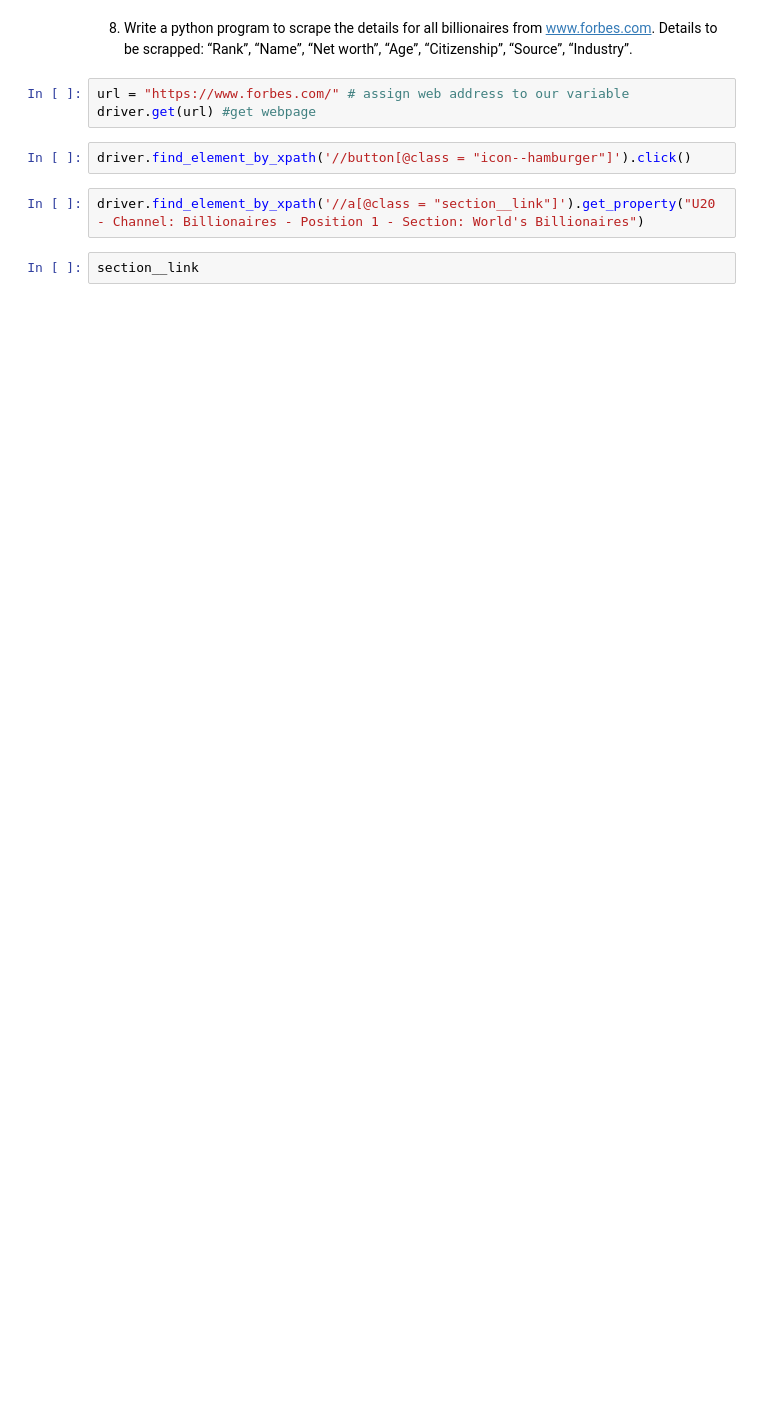
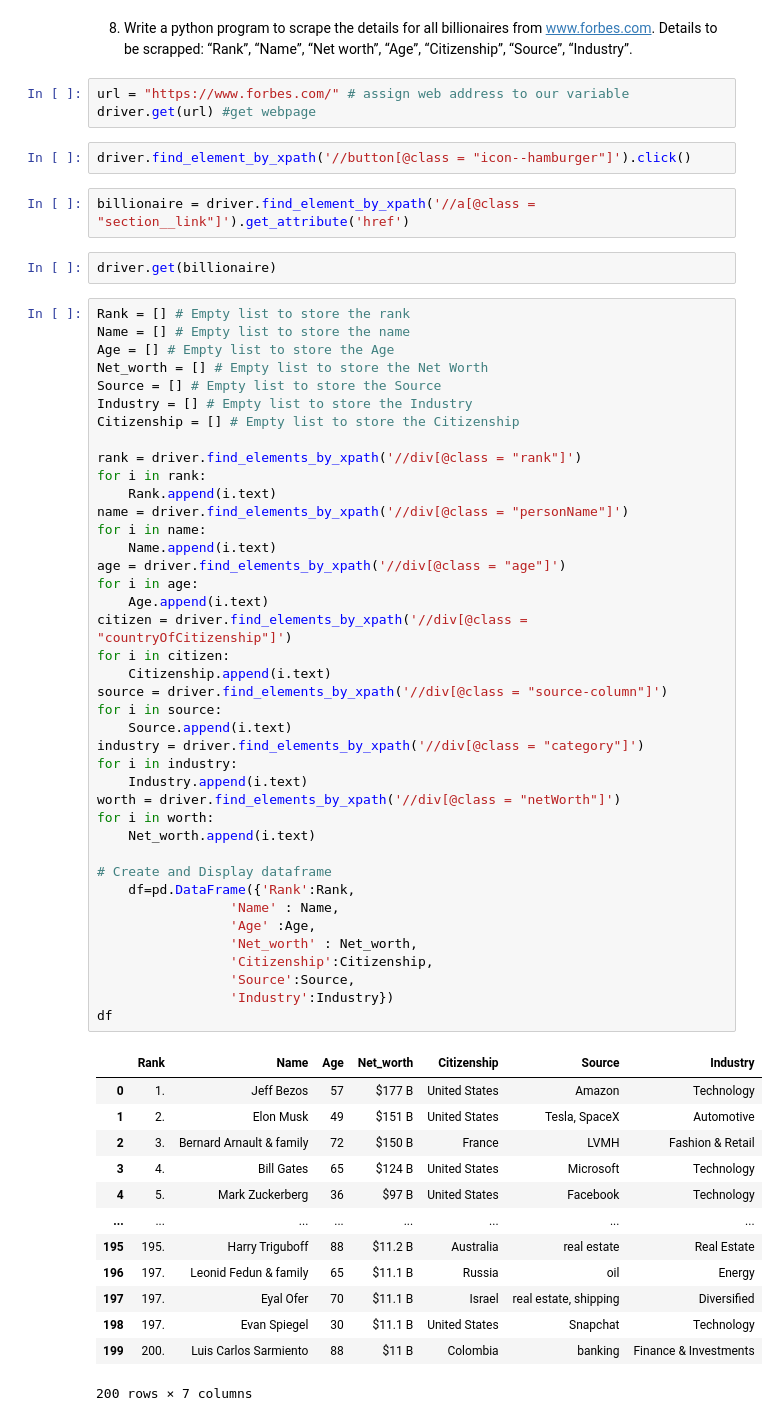
Before and after one commit to Prince-patial/FlipRoboIntern, a Jupyter notebook: WEB SCRAPING ASSIGNMENT 3.ipynb, the cells around one changed output. Drawn from its saved outputs; the diff is of its cells as text; blank space fills up the shorter version.

```diff
--- a/WEB SCRAPING ASSIGNMENT 3.ipynb
+++ b/WEB SCRAPING ASSIGNMENT 3.ipynb
@@ -432,7 +432,61 @@ url = "https://www.forbes.com/" # assign web address to our variable
 driver.get(url) #get webpage
 # %%
 driver.find_element_by_xpath('//button[@class = "icon--hamburger"]').click()
-# %%
-driver.find_element_by_xpath('//a[@class = "section__link"]').get_property("U20 - Channel: Billionaires - Position 1 - Section: World's Billionaires")
-# %%
-section__link
+# %%
+billionaire = driver.find_element_by_xpath('//a[@class = "section__link"]').get_attribute('href')
+# %%
+driver.get(billionaire)
+# %%
+Rank = [] # Empty list to store the rank
+Name = [] # Empty list to store the name
+Age = [] # Empty list to store the Age
+Net_worth = [] # Empty list to store the Net Worth
+Source = [] # Empty list to store the Source
+Industry = [] # Empty list to store the Industry
+Citizenship = [] # Empty list to store the Citizenship
+
+rank = driver.find_elements_by_xpath('//div[@class = "rank"]')
+for i in rank:
+    Rank.append(i.text)
+name = driver.find_elements_by_xpath('//div[@class = "personName"]')
+for i in name:
+    Name.append(i.text)
+age = driver.find_elements_by_xpath('//div[@class = "age"]')
+for i in age:
+    Age.append(i.text)
+citizen = driver.find_elements_by_xpath('//div[@class = "countryOfCitizenship"]')
+for i in citizen:
+    Citizenship.append(i.text)
+source = driver.find_elements_by_xpath('//div[@class = "source-column"]')
+for i in source:
+    Source.append(i.text)
+industry = driver.find_elements_by_xpath('//div[@class = "category"]')
+for i in industry:
+    Industry.append(i.text)
+worth = driver.find_elements_by_xpath('//div[@class = "netWorth"]')
+for i in worth:
+    Net_worth.append(i.text)
+
+# Create and Display dataframe
+    df=pd.DataFrame({'Rank':Rank,
+                 'Name' : Name,
+                 'Age' :Age,
+                 'Net_worth' : Net_worth,
+                 'Citizenship':Citizenship,
+                 'Source':Source,
+                 'Industry':Industry})
+df
+# %% [output]
+|  | Rank | Name | Age | Net_worth | Citizenship | Source | Industry |
+| 0 | 1. | Jeff Bezos | 57 | $177 B | United States | Amazon | Technology |
+| 1 | 2. | Elon Musk | 49 | $151 B | United States | Tesla, SpaceX | Automotive |
+| 2 | 3. | Bernard Arnault & family | 72 | $150 B | France | LVMH | Fashion & Retail |
+| 3 | 4. | Bill Gates | 65 | $124 B | United States | Microsoft | Technology |
+| 4 | 5. | Mark Zuckerberg | 36 | $97 B | United States | Facebook | Technology |
+| ... | ... | ... | ... | ... | ... | ... | ... |
+| 195 | 195. | Harry Triguboff | 88 | $11.2 B | Australia | real estate | Real Estate |
+| 196 | 197. | Leonid Fedun & family | 65 | $11.1 B | Russia | oil | Energy |
+| 197 | 197. | Eyal Ofer | 70 | $11.1 B | Israel | real estate, shipping | Diversified |
+| 198 | 197. | Evan Spiegel | 30 | $11.1 B | United States | Snapchat | Technology |
+| 199 | 200. | Luis Carlos Sarmiento | 88 | $11 B | Colombia | banking | Finance & Investments |
+200 rows × 7 columns
```
Also changed, not shown: parts of 11 cells of this notebook.
